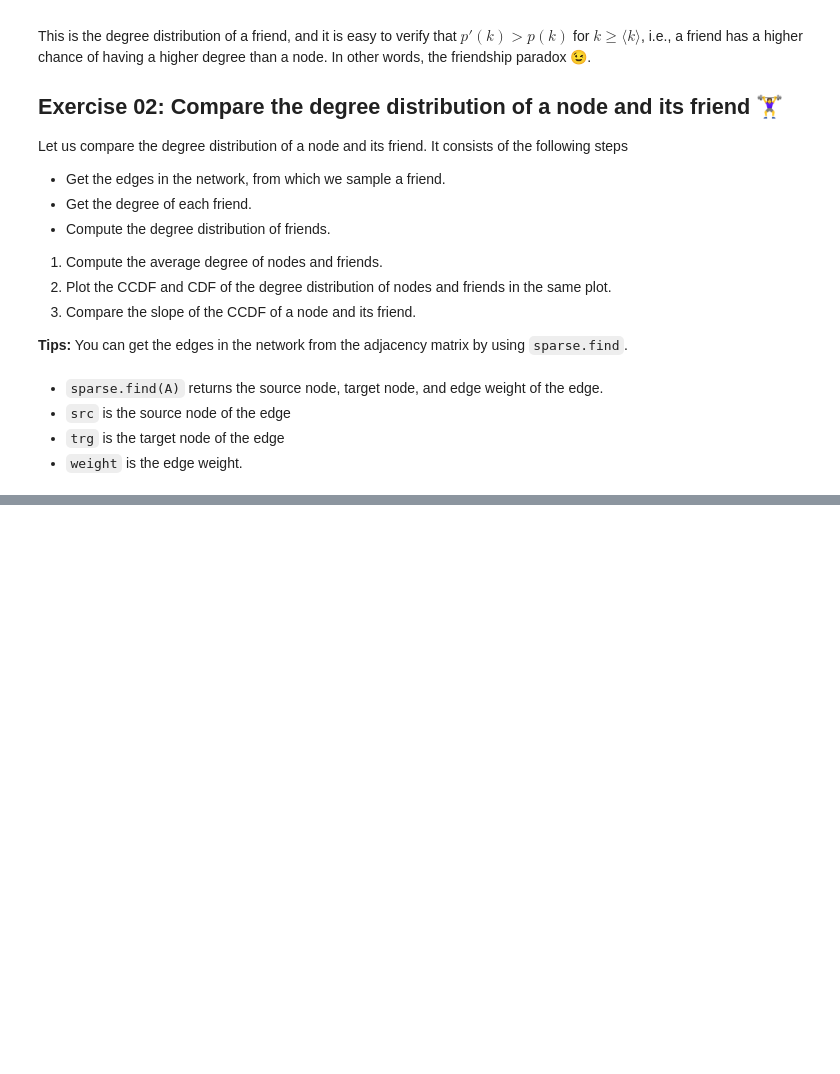
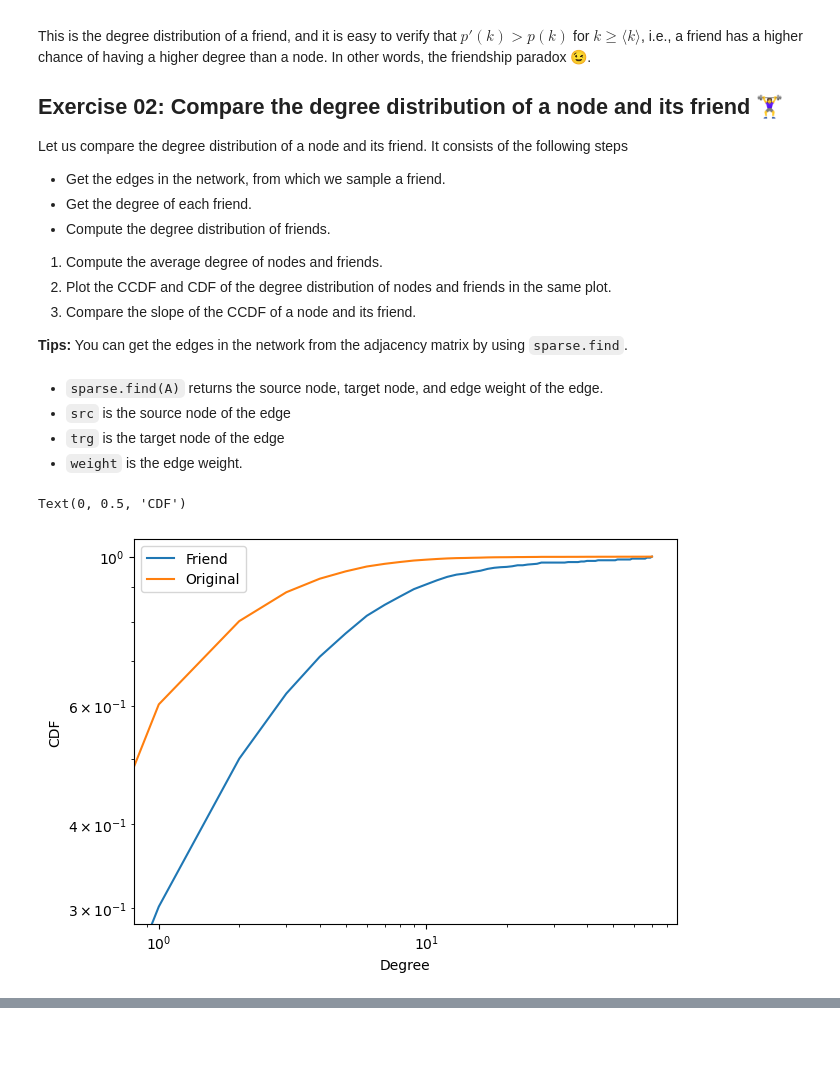
Before and after one commit to skojaku/adv-net-sci, a Jupyter notebook: notebooks/exercise-m04-friendship-paradox.ipynb, the cells around one changed output, grey strips where cells are left out. Saved outputs shown, nothing was run; the diff lists cells and outputs as text; code cells hidden in the pictures; blank space fills up the shorter version.

```diff
--- a/notebooks/exercise-m04-friendship-paradox.ipynb
+++ b/notebooks/exercise-m04-friendship-paradox.ipynb
@@ -150,3 +181,22 @@ src, trg, weight = sparse.find(A)
 - `src` is the source node of the edge
 - `trg` is the target node of the edge
 - `weight` is the edge weight.
+# %%
+
+deg_friend = deg[src] # deg[trg]
+
+p_deg_friend = np.bincount(deg_friend) / len(deg_friend)
+p_deg_friend_cdf = np.cumsum(p_deg_friend)
+p_deg_friend_ccdf = np.cumsum(p_deg_friend[::-1])[::-1]
+
+fig, ax = plt.subplots(figsize=(7,5))
+
+ax = sns.lineplot(x=np.arange(len(p_deg_friend_cdf)), y=p_deg_friend_cdf, ax = ax, label = "Friend")
+ax = sns.lineplot(x=np.arange(len(p_deg_friend_ccdf)), y=p_deg_cdf, ax = ax, label = "Original")
+ax.set_xscale('log')
+ax.set_yscale('log')
+ax.set_xlabel('Degree')
+ax.set_ylabel('CDF')
+# %% [output]
+Text(0, 0.5, 'CDF')
+[figure, added]
```
Also changed, not shown: parts of 6 cells of this notebook, 4 other files.
